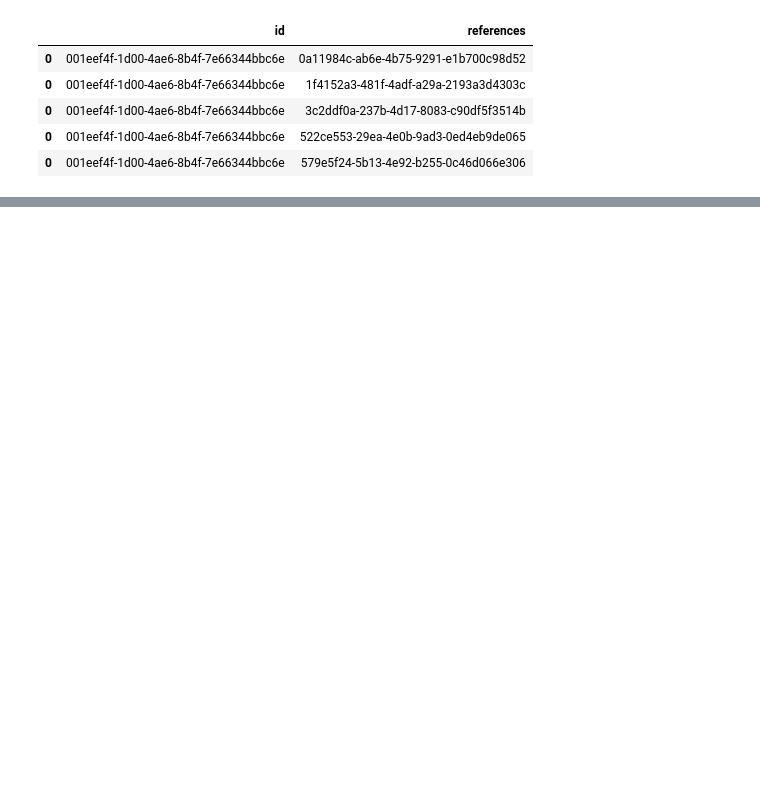
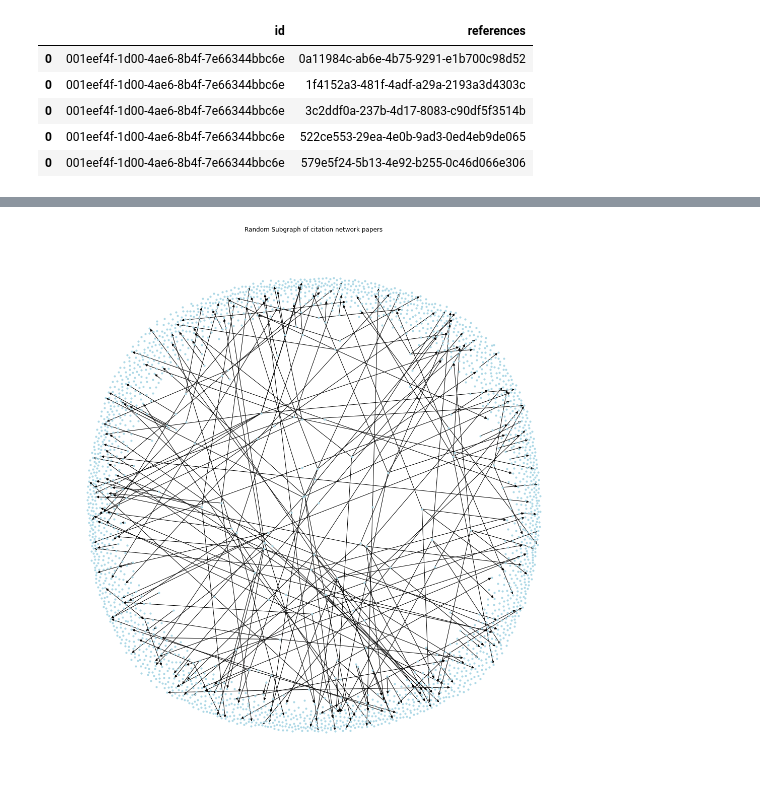
Before and after one commit to mharrisonbaker/DATA620, a Jupyter notebook: Academic_Citation_Graph_Data620final.ipynb, the cells around one changed output, grey strips where cells are left out. Saved outputs shown, nothing was run; the diff lists cells and outputs as text; code cells hidden in the pictures; blank space fills up the shorter version.

```diff
--- a/Academic_Citation_Graph_Data620final.ipynb
+++ b/Academic_Citation_Graph_Data620final.ipynb
@@ -414,0 +287,9 @@ cent_measures
+# %%
+I= Gsub.subgraph(random.sample(list(Gsub.nodes), 2500))
+plt.figure(figsize = [15,15])
+pos = nx.spring_layout(H)
+nx.draw(H, with_labels=False, node_size = 10 , node_color = 'lightblue')
+plt.title(f'Random Subgraph of citation network papers')
+plt.savefig('cite.png')
+# %% [output]
+[figure, added]
```
Also changed, not shown: parts of 31 cells of this notebook.
